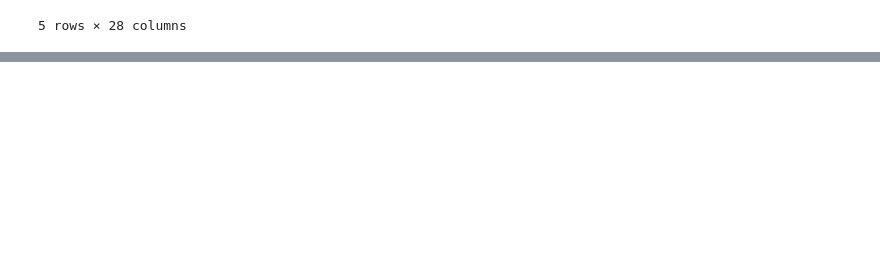
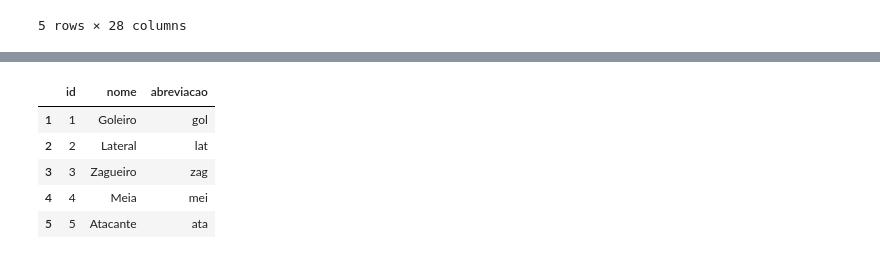
Before and after one commit to eleflow/estudo_cartola, a Jupyter notebook: notebooks/download_api_cartola.ipynb, the cells around one changed output, grey strips where cells are left out. Saved outputs shown, nothing was run; the diff lists cells and outputs as text; code cells hidden in the pictures; blank space fills up the shorter version.

```diff
--- a/notebooks/download_api_cartola.ipynb
+++ b/notebooks/download_api_cartola.ipynb
@@ -586,0 +697,11 @@ df1
+# %%
+df_posicoes = pd.DataFrame.from_dict(pontuacao['posicoes'], orient='index')
+# %%
+df_posicoes.head()
+# %% [output]
+|  | id | nome | abreviacao |
+| 1 | 1 | Goleiro | gol |
+| 2 | 2 | Lateral | lat |
+| 3 | 3 | Zagueiro | zag |
+| 4 | 4 | Meia | mei |
+| 5 | 5 | Atacante | ata |
```
Also changed, not shown: parts of 29 cells of this notebook, 2 other files.
